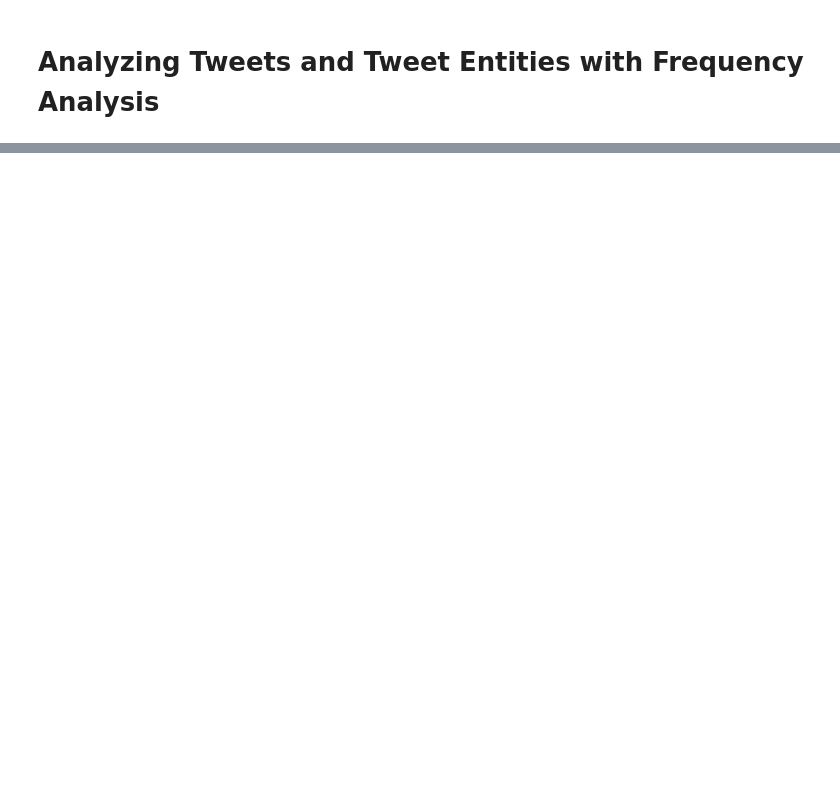
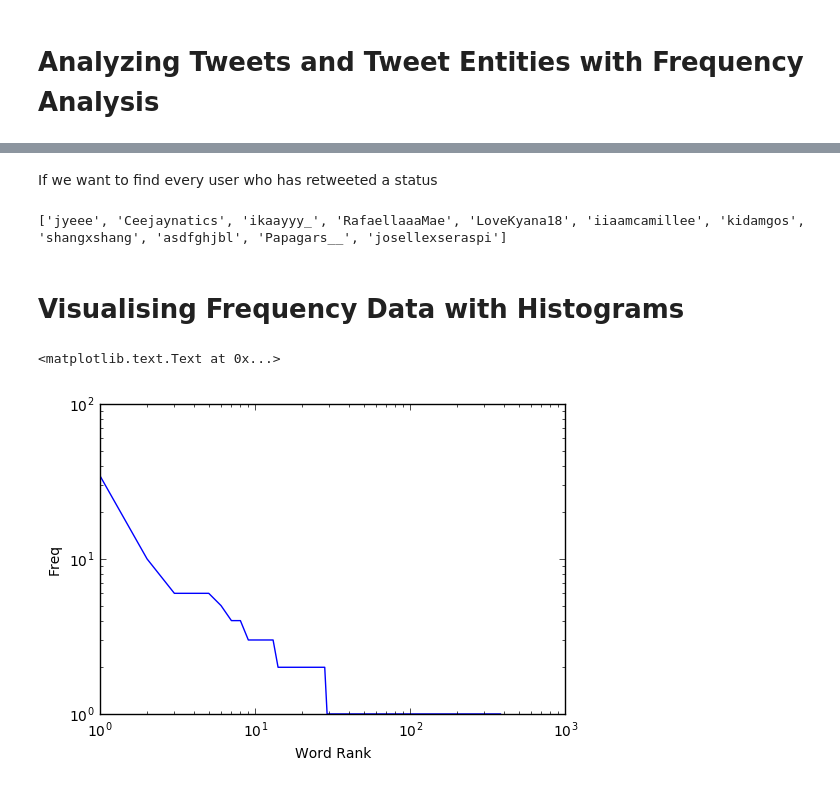
Before and after one commit to YRussac/French_Presidential_Election_Twitter_Markov_Process, a Jupyter notebook: Twitter Mining.ipynb, the cells around one changed output, grey strips where cells are left out. Cells and saved outputs as stored; diff of their text form; code cells hidden in the pictures; blank space fills up the shorter version.

Commit message:
Twitter Mining 2

```diff
--- a/Twitter Mining.ipynb
+++ b/Twitter Mining.ipynb
@@ -300,0 +342,20 @@ for label, data in (('Word', words),('Screen Name', screen_names),('Hashtag', ha
+# %% [markdown]
+If we want to find every user who has retweeted a status
+# %%
+# Get the original tweet id for a tweet from its retweeted_status node
+# and insert it here in place of the sample value that is provided
+# from the text of the book
+_retweets = twitter_api.statuses.retweets(id=317127304981667841)
+print ([r['user']['screen_name'] for r in _retweets])
+# %% [output]
+['jyeee', 'Ceejaynatics', 'ikaayyy_', 'RafaellaaaMae', 'LoveKyana18', 'iiaamcamillee', 'kidamgos', 'shangxshang', 'asdfghjbl', 'Papagars__', 'josellexseraspi']
+# %% [markdown]
+# Visualising Frequency Data with Histograms
+# %%
+word_counts = sorted(Counter(words).values(), reverse=True)
+plt.loglog(word_counts)
+plt.ylabel("Freq")
+plt.xlabel("Word Rank")
+# %% [output]
+<matplotlib.text.Text at 0x...>
+[figure, added]
```
Also changed, not shown: parts of 14 cells of this notebook.
